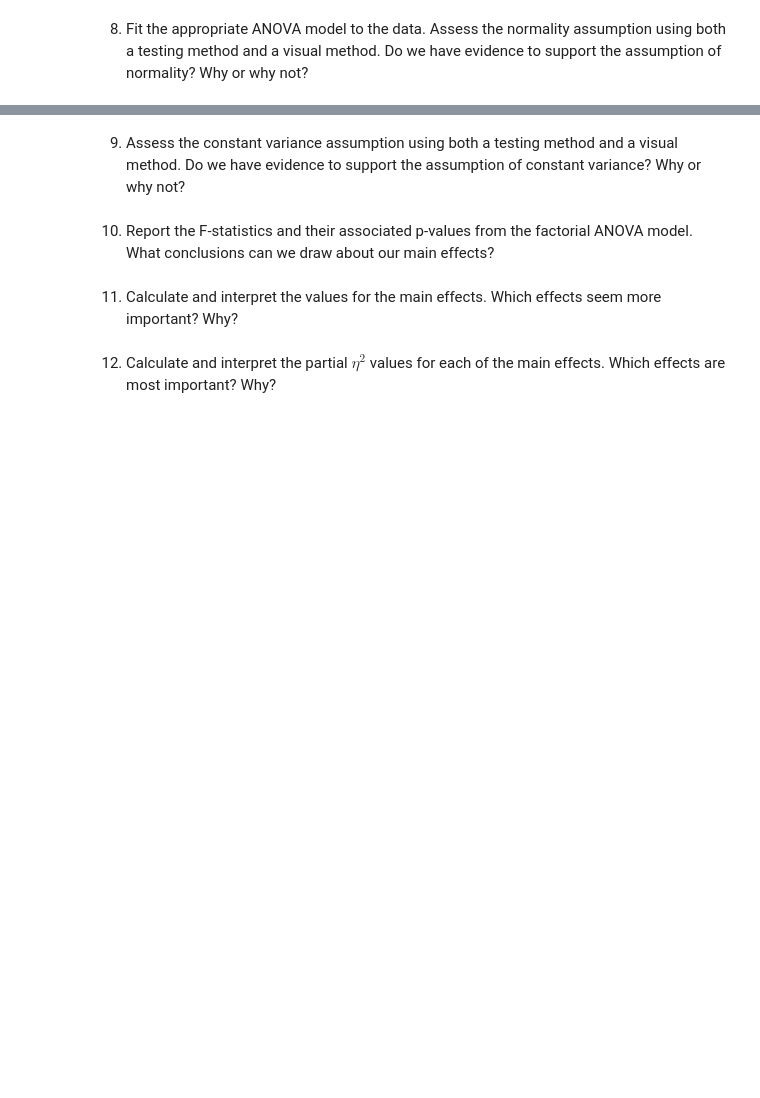
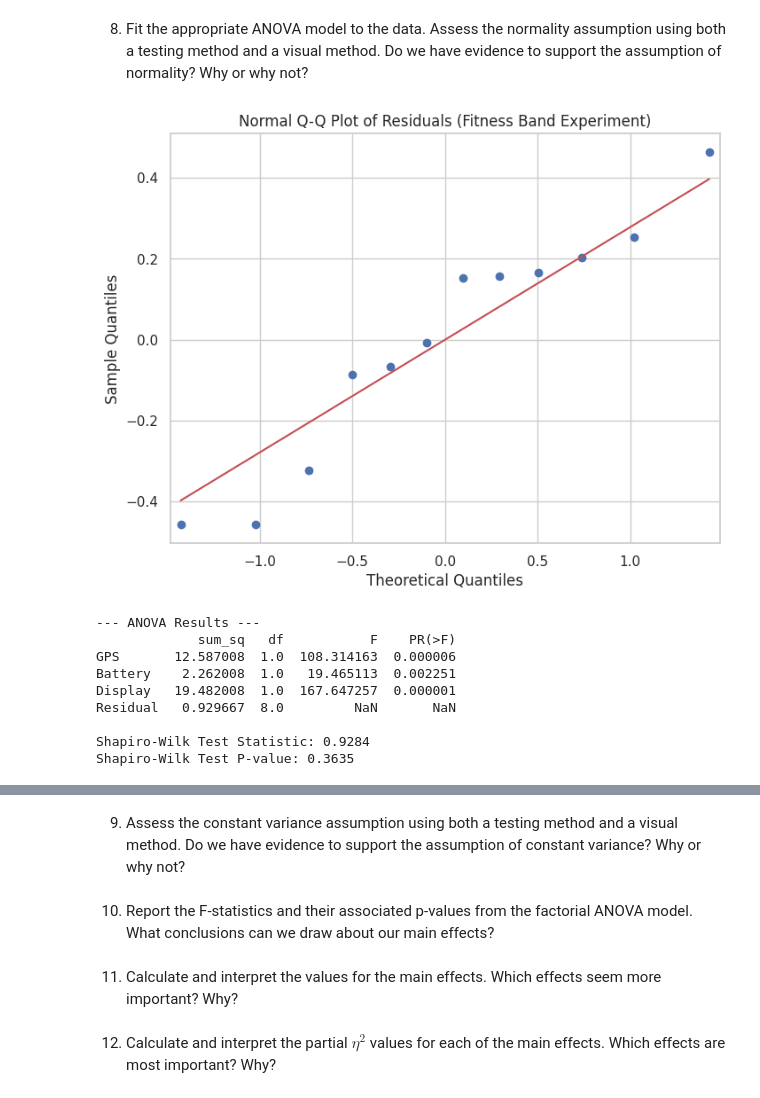
Before and after one commit to MihretTe/STAT-7220-Applied-Experimental-Design, a Jupyter notebook: Assignments/HW3/STAT-7220-HW3.ipynb, the cells around one changed output, grey strips where cells are left out. Saved outputs shown, nothing was run; the diff lists cells and outputs as text; code cells hidden in the pictures; blank space fills up the shorter version.

```diff
--- a/Assignments/HW3/STAT-7220-HW3.ipynb
+++ b/Assignments/HW3/STAT-7220-HW3.ipynb
@@ -314,4 +487,40 @@ Due to time and resource limitations, the company would rather conduct a $2^{3-1
 
 8.  Fit the appropriate ANOVA model to the data. Assess the normality assumption using both a testing method and a visual method. Do we have evidence to support the assumption of normality? Why or why not?
 # %%
-## Question 8 Code ##
+import statsmodels.api as sm
+from statsmodels.formula.api import ols
+import scipy.stats as stats
+import matplotlib.pyplot as plt
+
+# 1. Fit the ANOVA model (Main Effects only for Fractional Factorial)
+# Note: In a 2^(3-1) design, we cannot distinguish main effects from 2-way interactions
+model_gps = ols('Satisfaction ~ GPS + Battery + Display', data=df_clean).fit()
+anova_results = sm.stats.anova_lm(model_gps, typ=2)
+
+# 2. Extract Residuals
+gps_residuals = model_gps.resid
+
+# 3. Visual Method: Q-Q Plot
+plt.figure(figsize=(8, 6))
+sm.qqplot(gps_residuals, line='s', ax=plt.gca())
+plt.title('Normal Q-Q Plot of Residuals (Fitness Band Experiment)')
+plt.show()
+
+# 4. Testing Method: Shapiro-Wilk Test
+shapiro_gps = stats.shapiro(gps_residuals)
+
+print("--- ANOVA Results ---")
+print(anova_results)
+print(f"\nShapiro-Wilk Test Statistic: {shapiro_gps.statistic:.4f}")
+print(f"Shapiro-Wilk Test P-value: {shapiro_gps.pvalue:.4f}")
+# %% [output]
+[figure, added]
+--- ANOVA Results ---
+             sum_sq   df           F    PR(>F)
+GPS       12.587008  1.0  108.314163  0.000006
+Battery    2.262008  1.0   19.465113  0.002251
+Display   19.482008  1.0  167.647257  0.000001
+Residual   0.929667  8.0         NaN       NaN
+
+Shapiro-Wilk Test Statistic: 0.9284
+Shapiro-Wilk Test P-value: 0.3635
```
Also changed, not shown: parts of 10 cells of this notebook.
